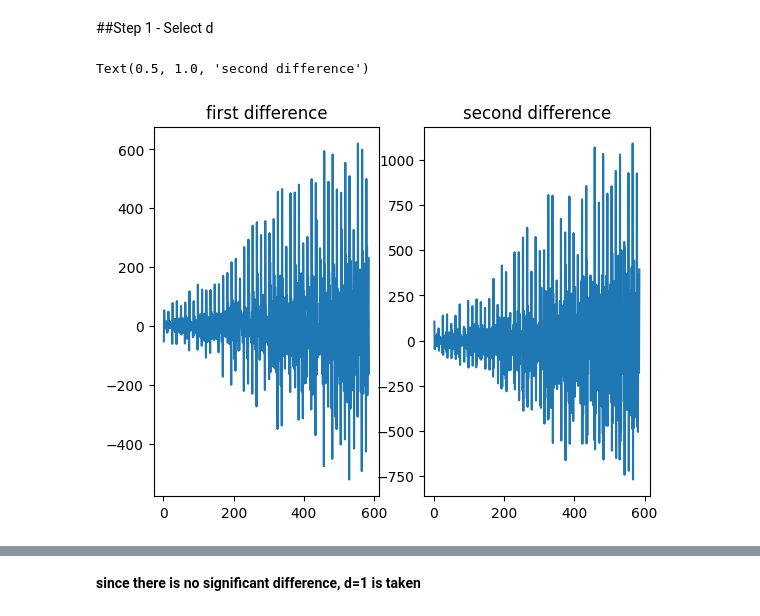
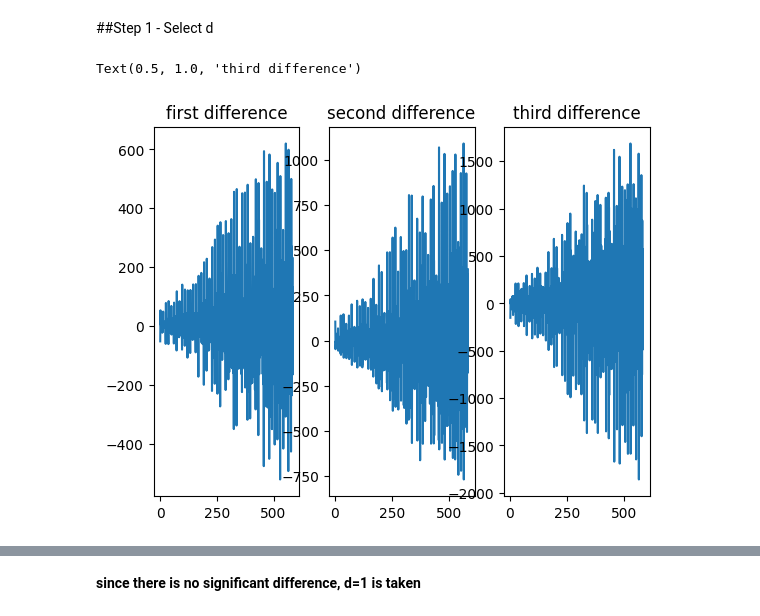
Before and after one commit to ccw888/electricitydemand, a Jupyter notebook: Electricity_Forecast.ipynb, the cells around one changed output, grey strips where cells are left out. Drawn from its saved outputs; the diff is of its cells as text; code cells hidden in the pictures.

```diff
--- a/Electricity_Forecast.ipynb
+++ b/Electricity_Forecast.ipynb
@@ -86,16 +79,21 @@ adfuller(y)[1]  # p-value
 # %% [markdown]
 ##Step 1 - Select d
 # %%
-plt.subplot(1,2,1)
+plt.subplot(1,3,1)
 # non_differenced_data = pd.Series(y)
 yd1 = y.diff().dropna()
 yd1.plot();
 plt.title('first difference')
 
-plt.subplot(1,2,2)
+plt.subplot(1,3,2)
 yd2 = yd1.diff().dropna()
 yd2.plot()
 plt.title('second difference')
+
+plt.subplot(1,3,3)
+yd3 = yd2.diff().dropna()
+yd3.plot()
+plt.title('third difference')
 # %% [output]
-Text(0.5, 1.0, 'second difference')
+Text(0.5, 1.0, 'third difference')
-[figure, old version]
+[figure, new version]
```
Also changed, not shown: parts of 73 cells of this notebook.
